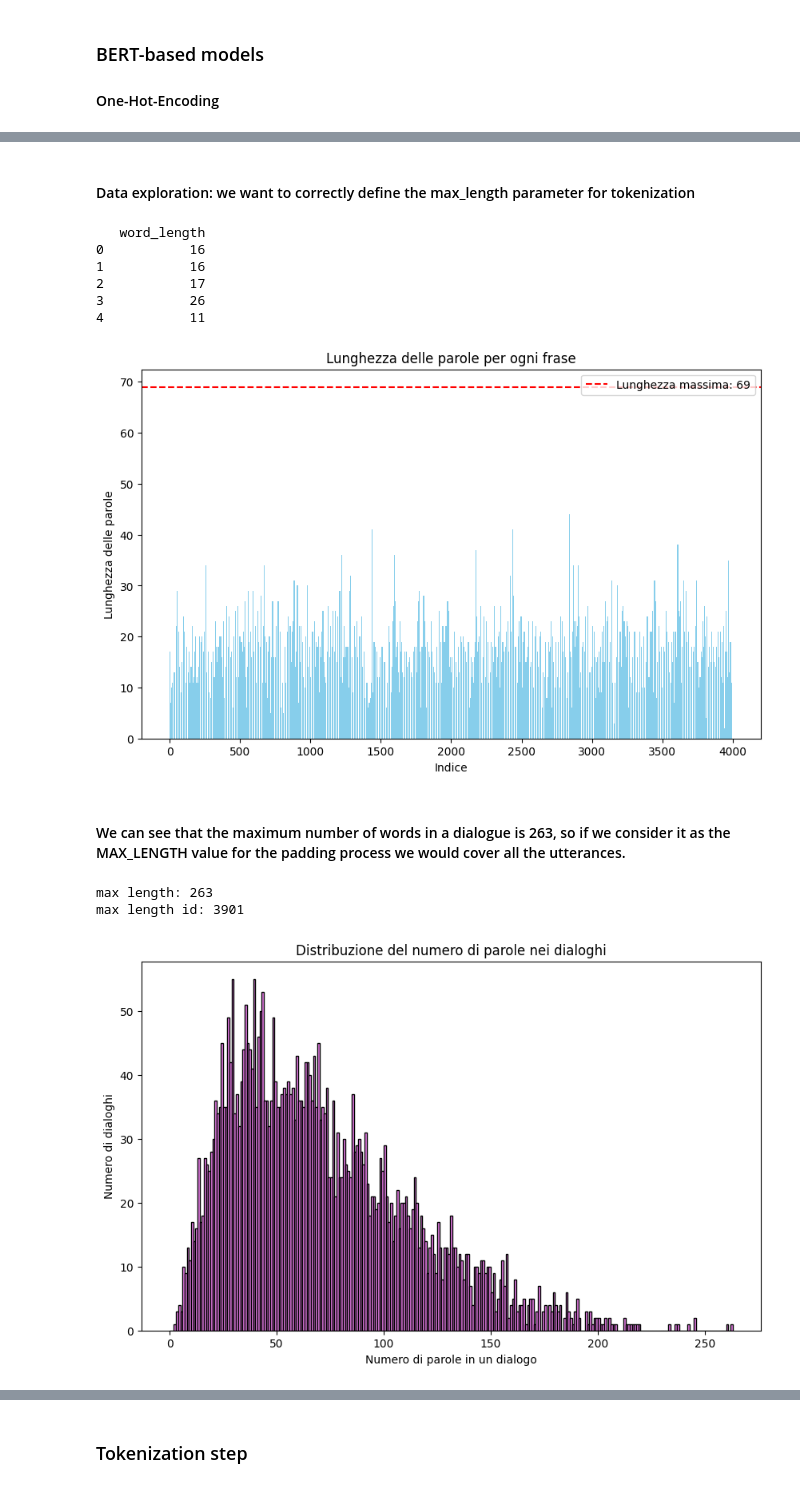
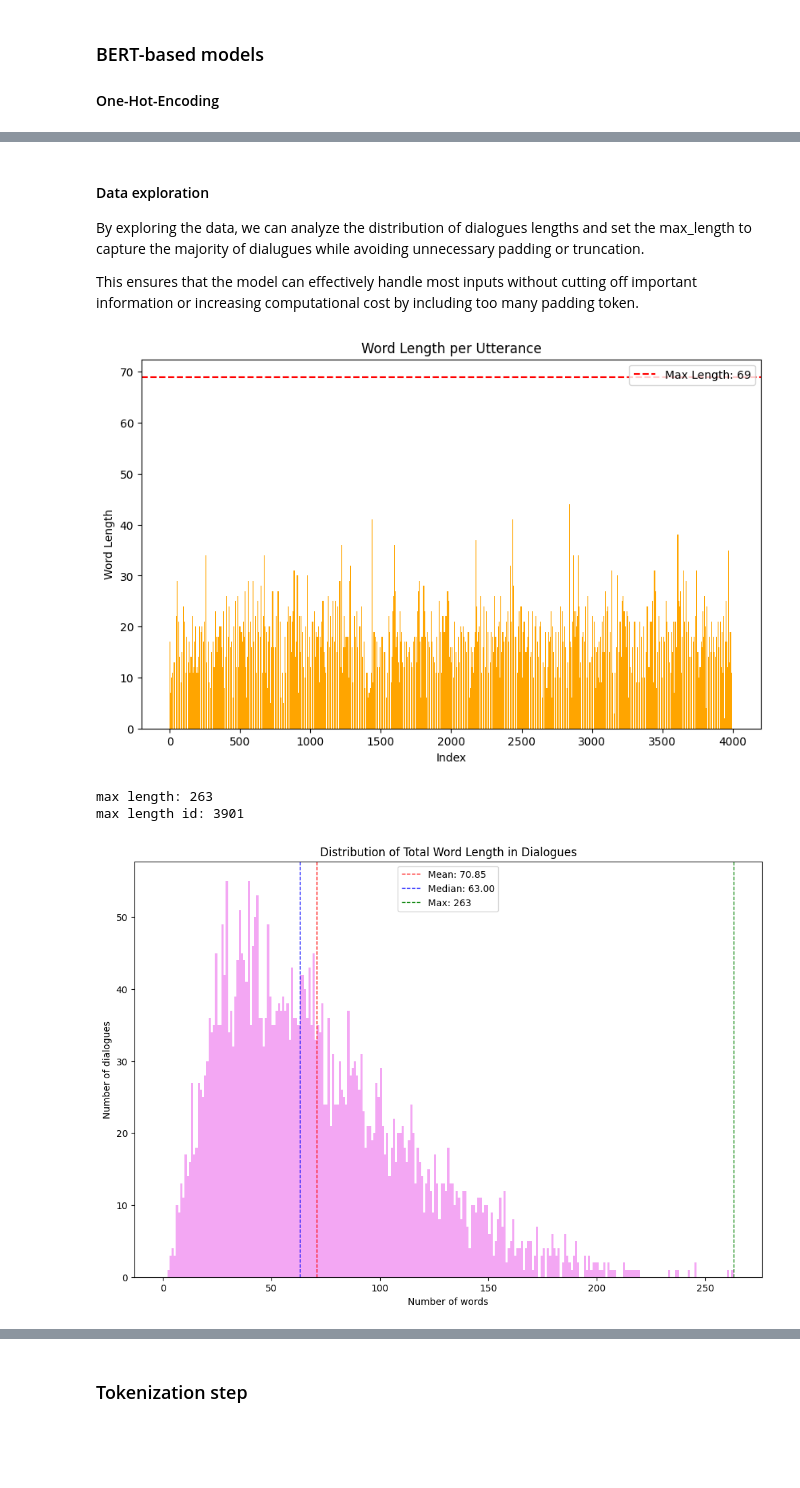
Before and after one commit to madalinaionela/NLP_project, a Jupyter notebook: Project_Final.ipynb, the cells around one changed output, grey strips where cells are left out. Saved outputs shown, nothing was run; the diff lists cells and outputs as text; code cells hidden in the pictures; blank space fills up the shorter version.

```diff
--- a/Project_Final.ipynb
+++ b/Project_Final.ipynb
@@ -41,8 +42,8 @@ Device: cuda
 # %%
 # Load the JSON file and read it into a DataFrame
 #file_path_train = '/kaggle/input/dataset/MELD_train_efr.json'
-file_path_train = '/kaggle/input/meld-train-efr/MELD_train_efr.json'
-#file_path_train = './Data/Task C/MELD_train_efr.json'
+#file_path_train = '/kaggle/input/meld-train-efr/MELD_train_efr.json'
+file_path_train = './Data/Task C/MELD_train_efr.json'
 df = pd.read_json(file_path_train)
 
 # Store a copy of the original DataFrame
@@ -475,14 +628,16 @@ triggers_encoded_dict = {
     0: [1, 0],
     1: [0, 1]
 }
-# %% [markdown]
-#### Data exploration: we want to correctly define the max_length parameter for tokenization
+# %% [markdown]
+#### Data exploration
+By exploring the data, we can analyze the distribution of dialogues lengths and set the max_length to capture the majority of dialugues while avoiding unnecessary padding or truncation.
+
+This ensures that the model can effectively handle most inputs without cutting off important information or increasing computational cost by including too many padding token.
 # %%
 # Calculate the length of every word for every row in 'utterances'
 df_length = pd.DataFrame()
 df_length['word_length'] = df['utterances'].apply(lambda arr: max(len(x.split()) for x in arr))
 
-print(df_length.head())
 
 # Calculate the maximum length over all rows
 max_length = df_length['word_length'].max()
@@ -490,45 +645,47 @@ max_length = df_length['word_length'].max()
 
 # Plot a bar chart
 plt.figure(figsize=(10, 6))
-plt.bar(df_length.index, df_length['word_length'], color='skyblue')
-plt.axhline(y=max_length, color='r', linestyle='--', label=f'Lunghezza massima: {max_length}')
-plt.xlabel('Indice')
-plt.ylabel('Lunghezza delle parole')
-plt.title('Lunghezza delle parole per ogni frase')
+plt.bar(df_length.index, df_length['word_length'], color='orange')
+plt.axhline(y=max_length, color='r', linestyle='--', label=f'Max Length: {max_length}')
+plt.xlabel('Index')
+plt.ylabel('Word Length')
+plt.title('Word Length per Utterance')
 plt.legend()
 plt.show()
 # %% [output]
-   word_length
-0           16
-1           16
-2           17
-3           26
-4           11
-[figure, old version]
+[figure, new version]
-# %% [markdown]
-#### We can see that the maximum number of words in a dialogue is 263, so if we consider it as the MAX_LENGTH value for the padding process we would cover all the utterances.
 # %%
+import matplotlib.pyplot as plt
+import pandas as pd
+
 # Calculate the length of each word for every row in 'utterances' column
 df_length = pd.DataFrame()
 df_length['total_word_length'] = df['utterances'].apply(lambda arr: sum(len(x.split()) for x in arr))
 
 # Calculate the maximum length over all the rows
 max_length = df_length['total_word_length'].max()
 print(f"max length: {max_length}")
 
 # Get the id of the longest dialogue
 max_length_id = df_length['total_word_length'].idxmax()
 print(f"max length id: {max_length_id}")
 
+# Calculate mean and median
+mean_length = df_length['total_word_length'].mean()
+median_length = df_length['total_word_length'].median()
 
 # Plot a histogram
-plt.figure(figsize=(10, 6))
-plt.hist(df_length['total_word_length'], bins=range(0, df_length['total_word_length'].max() + 1, 1), color='violet', edgecolor='black')
-plt.xlabel('Numero di parole in un dialogo')
-plt.ylabel('Numero di dialoghi')
-plt.title('Distribuzione del numero di parole nei dialoghi')
+plt.figure(figsize=(12, 8))
+plt.hist(df_length['total_word_length'], bins=range(0, df_length['total_word_length'].max() + 1, 1), color='violet', alpha=0.7)
+plt.axvline(mean_length, color='red', linestyle='dashed', linewidth=1, label=f'Mean: {mean_length:.2f}')
+plt.axvline(median_length, color='blue', linestyle='dashed', linewidth=1, label=f'Median: {median_length:.2f}')
+plt.axvline(max_length, color='green', linestyle='dashed', linewidth=1, label=f'Max: {max_length}')
+plt.xlabel('Number of words')
+plt.ylabel('Number of dialogues')
+plt.title('Distribution of Total Word Length in Dialogues')
+plt.legend()
 plt.show()
 # %% [output]
 max length: 263
 max length id: 3901
-[figure, old version]
+[figure, new version]
```
Also changed, not shown: parts of 75 cells of this notebook.
